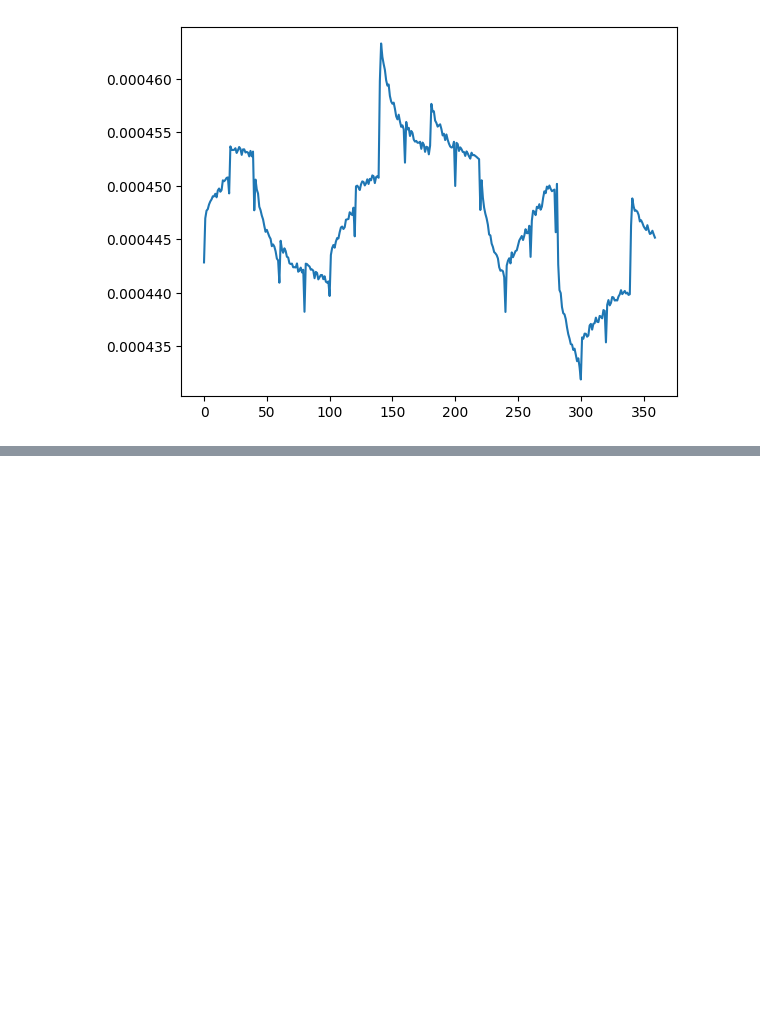
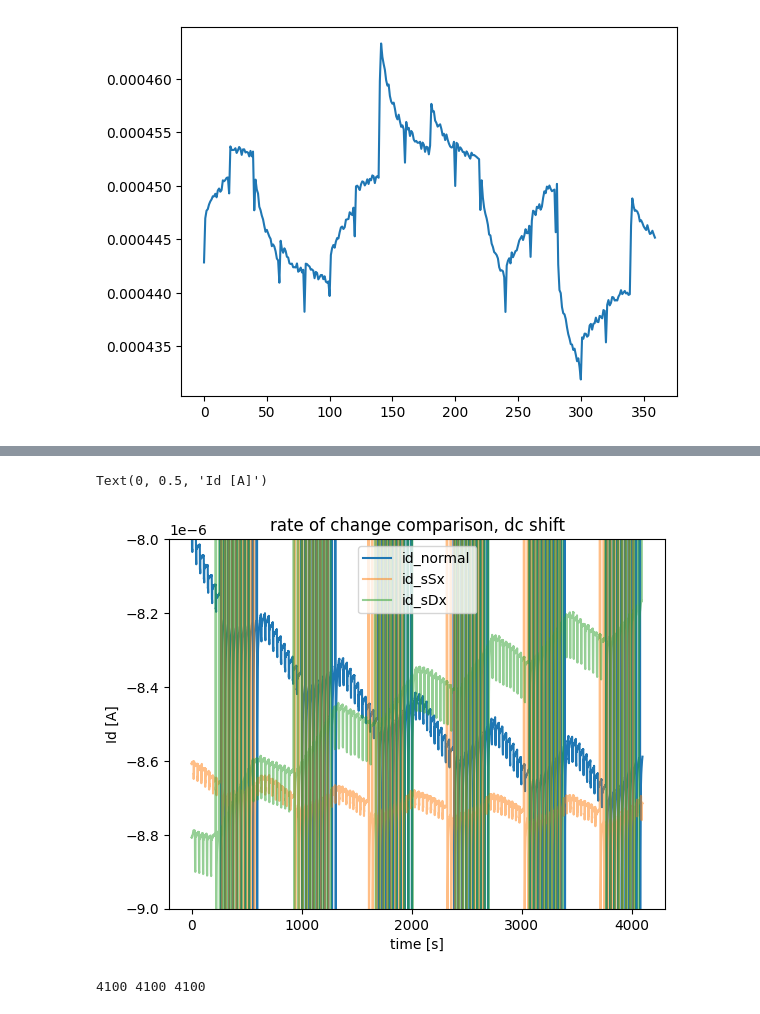
Before and after one commit to LaN-Tran/Code_for_experiments_at_Tue, a Jupyter notebook: codes/plot_exp_data.ipynb, the cells around one changed output, grey strips where cells are left out. Cells and saved outputs as stored; diff of their text form; code cells hidden in the pictures; blank space fills up the shorter version.

```diff
--- a/codes/plot_exp_data.ipynb
+++ b/codes/plot_exp_data.ipynb
@@ -1985,0 +2092,25 @@ plt.plot(x, device_ich)
+# %%
+id_normal = data['i_channel'][50:4150]
+id_sSx = data['i_channel'][4250:8350]
+id_sDx = data['i_channel'][8450:12550]
+
+x = np.arange(0, len(id_normal))
+plt.figure()
+plt.title("rate of change comparison, dc shift")
+start = 0
+end = -1
+plt.plot(x[start:end], id_normal[start:end] - np.mean(id_normal[start:end]), label = 'id_normal')
+plt.plot(x[start:end], id_sSx[start:end]- np.mean(id_sSx[start:end]), label = 'id_sSx', alpha=0.5)
+plt.plot(x[start:end], id_sDx[start:end]- np.mean(id_sDx[start:end]) - 0.2e-5, label = 'id_sDx', alpha=0.5)
+# plt.xlim(20, 35)
+plt.ylim(-9e-6, -8e-6)
+plt.legend()
+plt.xlabel('time [s]')
+plt.ylabel('Id [A]')
+# %% [output]
+Text(0, 0.5, 'Id [A]')
+[figure, added]
+# %%
+print(len(id_normal), len(id_sDx), len(id_sSx))
+# %% [output]
+4100 4100 4100
```
Also changed, not shown: parts of 6 cells of this notebook.
